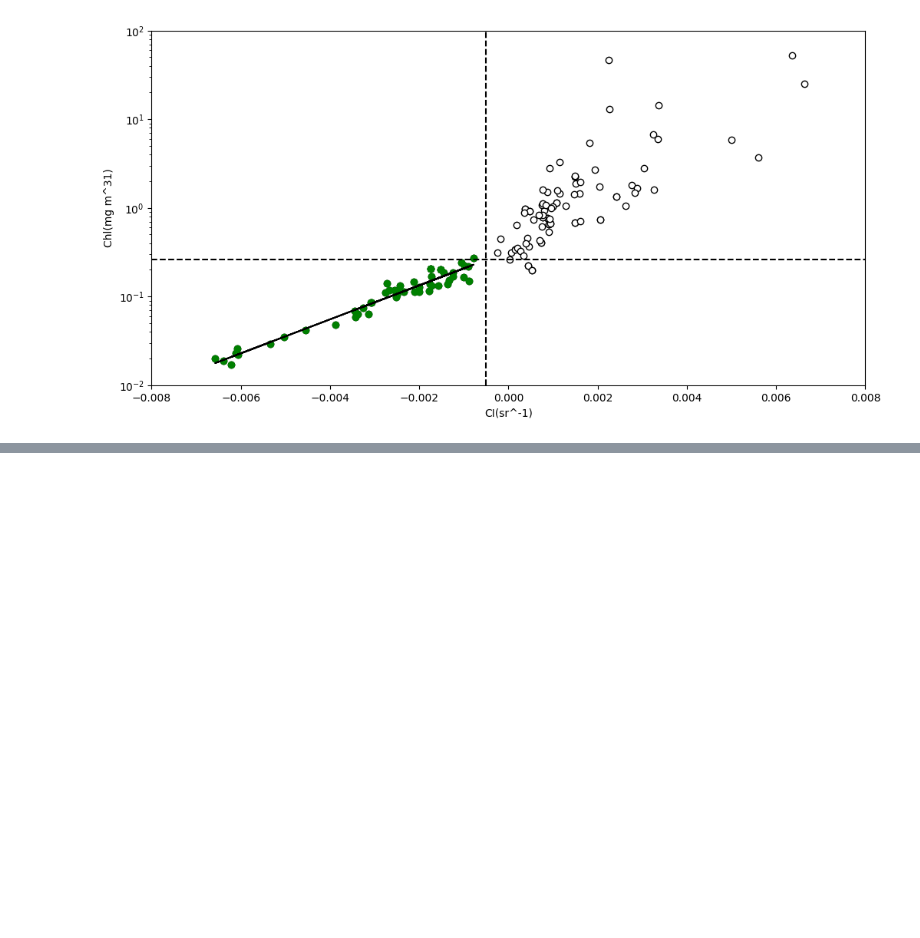
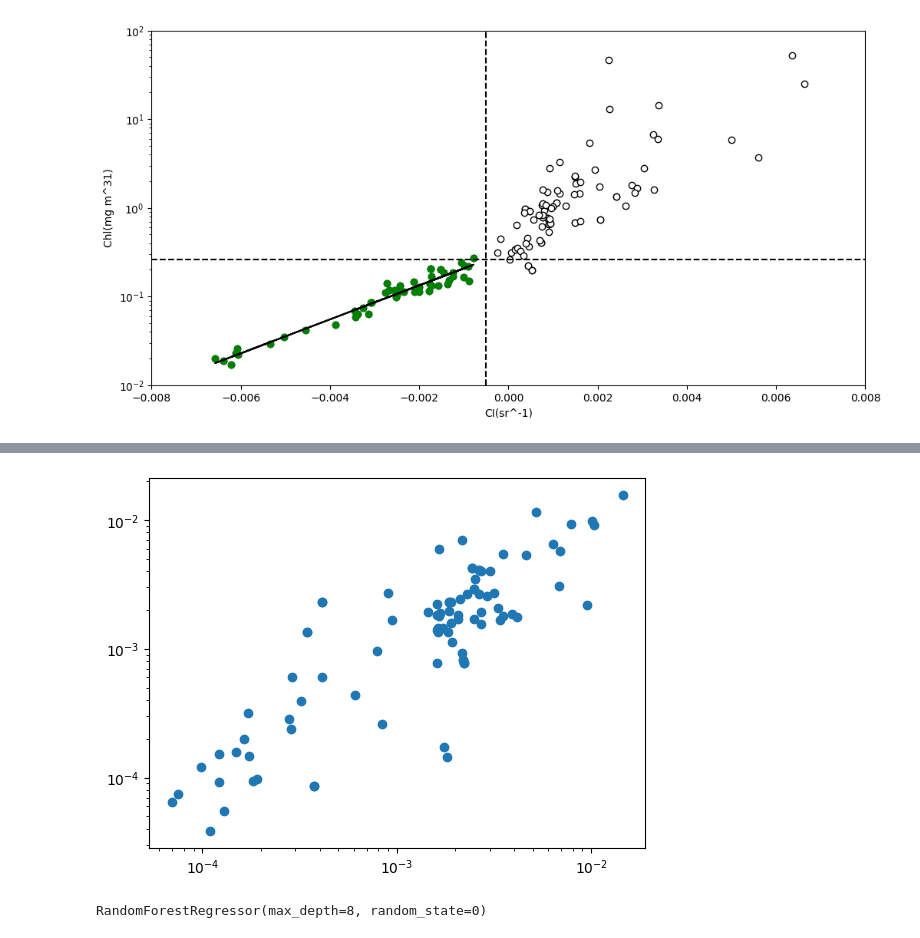
Before and after one commit to patrickcgray/oceanoptics2021, a Jupyter notebook: oci_ml_oo23.ipynb, the cells around one changed output, grey strips where cells are left out. Drawn from its saved outputs; the diff is of its cells as text; code cells hidden in the pictures; blank space fills up the shorter version.

```diff
--- a/oci_ml_oo23.ipynb
+++ b/oci_ml_oo23.ipynb
@@ -316,0 +371,14 @@ Text(0, 0.5, 'Chl(mg m^31)')
+# %%
+plt.scatter(knn_predicted_chla,y_test)
+plt.xscale('log')
+plt.yscale('log')
+plt.show()
+# %% [output]
+[figure, added]
+# %%
+from sklearn.ensemble import RandomForestRegressor
+
+rf = RandomForestRegressor(max_depth=8, random_state=0)
+rf.fit(X_train,y_train)
+# %% [output]
+RandomForestRegressor(max_depth=8, random_state=0)
```
Also changed, not shown: parts of 18 cells of this notebook.
